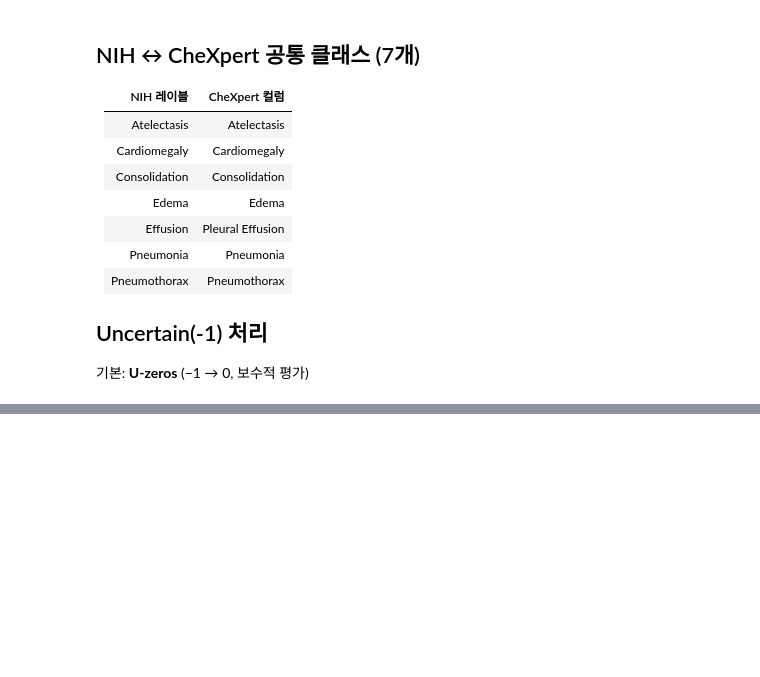
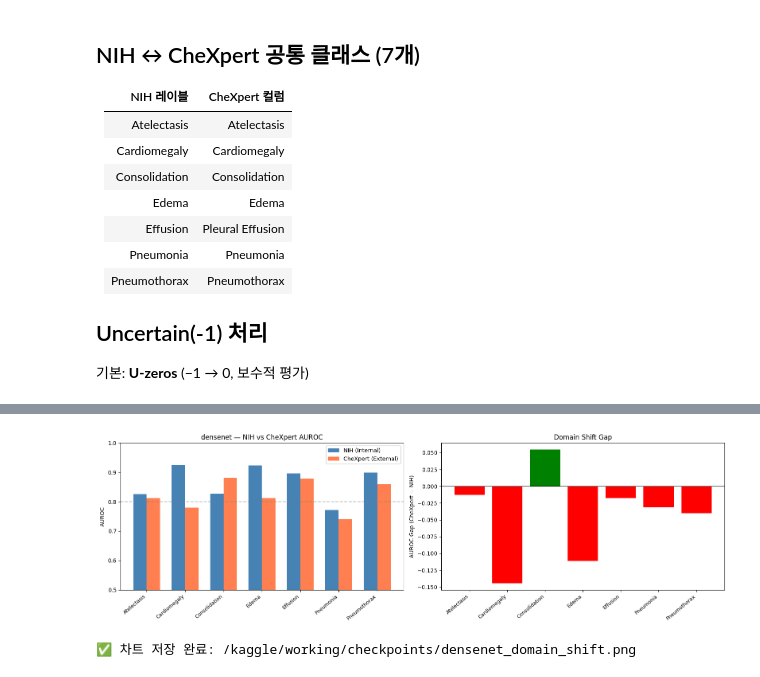
Before and after one commit to sogang-cxr-cad/CXR-CAD, a Jupyter notebook: notebooks/08_External_Validation.ipynb, the cells around one changed output, grey strips where cells are left out. Saved outputs shown, nothing was run; the diff lists cells and outputs as text; code cells hidden in the pictures; blank space fills up the shorter version.

```diff
--- a/notebooks/08_External_Validation.ipynb
+++ b/notebooks/08_External_Validation.ipynb
@@ -55,7 +58,7 @@ else:
 # NIH Checkpoint 경로
 if IS_KAGGLE:
     # 04_Training 노트북 출력 데이터셋으로 연결하거나 경로 직접 지정
-    CHECKPOINT_DIR = Path('/kaggle/input/cxr-cad-checkpoints')  # ← 실제 output slug
+    CHECKPOINT_DIR = Path('/kaggle/input/models/suhwantcha/densenet/pytorch/default/1')  # ← 실제 output slug
 else:
     CHECKPOINT_DIR = Path(CFG['train']['checkpoint_dir'])
 
@@ -173,7 +218,8 @@ for model_key in ['densenet', 'efficientnet', 'vit']:
 # %%
-# ── 7. NIH vs CheXpert 비교 표 ───────────────────────────────────────────────
-model_key = 'densenet'  # 비교할 모델 선택
+# ── 7. NIH vs CheXpert 비교 표 (변수명 오타 수정본) ──────────────────────────
+model_key = 'densenet'
 
+# che_results -> chex_results 로 수정되었습니다.
 if model_key in chex_results and model_key in nih_results:
     nih_auroc  = nih_results[model_key]['auroc']
     chex_auroc = chex_results[model_key]['auroc']
@@ -197,6 +243,13 @@ if model_key in chex_results and model_key in nih_results:
     cmp_df = pd.DataFrame(rows)
     print(f'\n[Domain Shift 분석] {model_key}')
     print(cmp_df.to_string(index=False))
-    cmp_df.to_csv(CHECKPOINT_DIR / f'{model_key}_domain_shift.csv', index=False)
+
+    # 결과 저장
+    OUTPUT_DIR = Path("/kaggle/working/checkpoints")
+    if not OUTPUT_DIR.exists(): OUTPUT_DIR.mkdir(parents=True, exist_ok=True)
+
+    save_path = OUTPUT_DIR / f'{model_key}_domain_shift.csv'
+    cmp_df.to_csv(save_path, index=False)
+    print(f"\n✅ 결과가 저장되었습니다: {save_path}")
 else:
-    print(f'{model_key} 결과가 없습니다.')
+    print(f'{model_key} 결과가 없습니다. 5번 셀(CheXpert 추론)과 6번 셀(NIH 로드)이 성공했는지 확인하세요.')
@@ -203,40 +269,51 @@ else:
 # %%
-# ── 8. 시각화 — NIH vs CheXpert AUROC Bar Chart ───────────────────────────────
+# ── 8. 시각화 — NIH vs CheXpert AUROC Bar Chart (문법 오류 수정본) ────────────
 if model_key in chex_results and model_key in nih_results:
     nih_vals  = [nih_auroc[l]  for l in EVAL_LABELS]
     chex_vals = [chex_auroc[l] for l in EVAL_LABELS]
 
     x     = range(len(EVAL_LABELS))
     width = 0.35
     fig, axes = plt.subplots(1, 2, figsize=(16, 5))
 
-    # Bar chart
+    # 1. Bar chart
     ax = axes[0]
     bars1 = ax.bar([i - width/2 for i in x], nih_vals,  width, label='NIH (Internal)',     color='steelblue')
     bars2 = ax.bar([i + width/2 for i in x], chex_vals, width, label='CheXpert (External)', color='coral')
     ax.set_xticks(list(x))
     ax.set_xticklabels(EVAL_LABELS, rotation=40, ha='right', fontsize=9)
     ax.set_ylim(0.5, 1.0)
     ax.set_ylabel('AUROC')
     ax.set_title(f'{model_key} — NIH vs CheXpert AUROC')
     ax.legend()
     ax.axhline(0.8, color='gray', linestyle='--', alpha=0.5)
 
-    # Gap chart
+    # 2. Gap chart
     ax2   = axes[1]
     gaps  = [chex_vals[i] - nih_vals[i] for i in range(len(EVAL_LABELS))]
     colors = ['red' if g < 0 else 'green' for g in gaps]
     ax2.bar(EVAL_LABELS, gaps, color=colors)
     ax2.axhline(0, color='black', linewidth=0.8)
+
+    # 틱 설정
+    ax2.set_xticks(range(len(EVAL_LABELS)))
     ax2.set_xticklabels(EVAL_LABELS, rotation=40, ha='right', fontsize=9)
     ax2.set_ylabel('AUROC Gap (CheXpert − NIH)')
     ax2.set_title('Domain Shift Gap')
 
     plt.tight_layout()
-    fig_path = str(CHECKPOINT_DIR / f'{model_key}_domain_shift.png')
-    plt.savefig(fig_path, dpi=150)
+
+    # 저장 경로 설정
+    OUTPUT_DIR = Path("/kaggle/working/checkpoints")
+    if not OUTPUT_DIR.exists(): OUTPUT_DIR.mkdir(parents=True, exist_ok=True)
+
+    fig_path = OUTPUT_DIR / f'{model_key}_domain_shift.png'
+    plt.savefig(str(fig_path), dpi=150)
     plt.show()
-    print(f'차트 저장: {fig_path}')
+    print(f'✅ 차트 저장 완료: {fig_path}')
+# %% [output]
+[figure, added]
+✅ 차트 저장 완료: /kaggle/working/checkpoints/densenet_domain_shift.png
 # %%
 # ── 9. Domain Shift 원인 분석 요약 ────────────────────────────────────────────
 print("""
```
Also changed, not shown: parts of 7 cells of this notebook, 11 other files.
